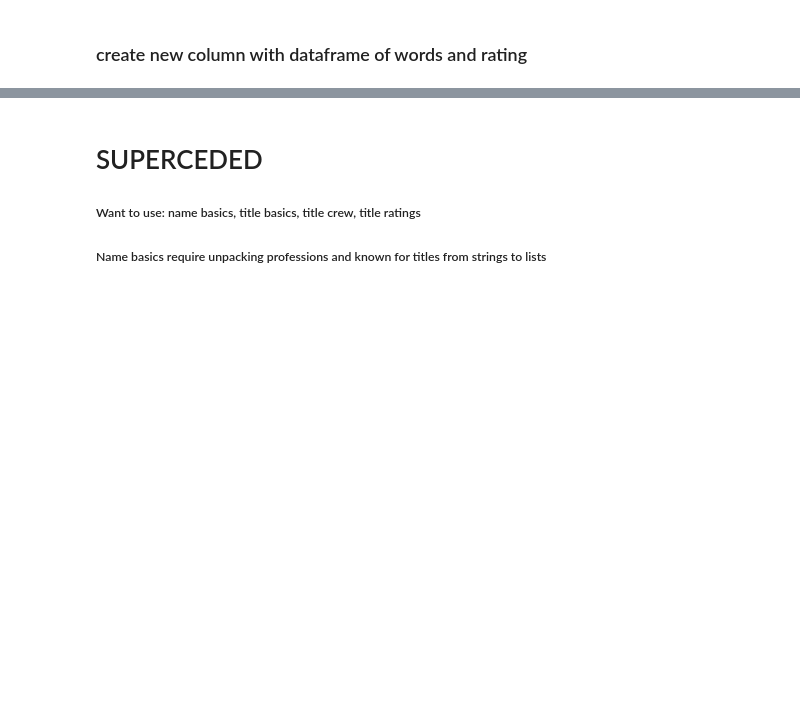
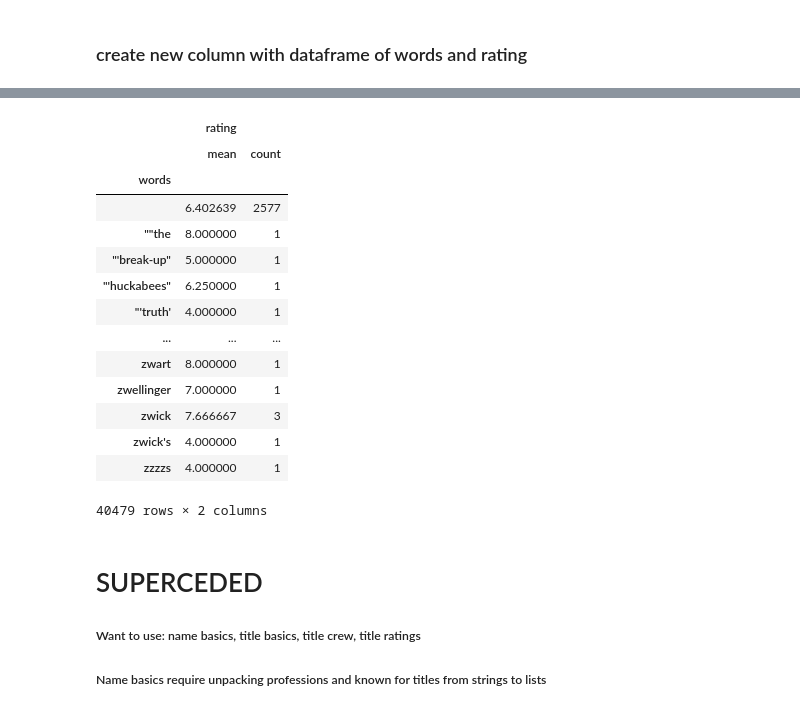
Before and after one commit to NelGen/NG-Msoft-Movie-Project, a Jupyter notebook: ScrapBook.ipynb, the cells around one changed output, grey strips where cells are left out. Drawn from its saved outputs; the diff is of its cells as text; code cells hidden in the pictures; blank space fills up the shorter version.

```diff
--- a/ScrapBook.ipynb
+++ b/ScrapBook.ipynb
@@ -824,0 +844,5 @@ array(['', 6.0], dtype=object)
+# %%
+words_df = pd.DataFrame(columns = ['words','rating'])
+# %%
+for i in range(0,len(sub_rt)):
+    words_df = words_df.append(sub_rt['word_ratings'].iloc[i])
@@ -825,3 +865,21 @@ array(['', 6.0], dtype=object)
+# %%
+words_df.groupby(['words']).agg(['mean','count'])
+# %% [output]
+|  | rating |  |
+|  | mean | count |
+| words |  |  |
+|  | 6.402639 | 2577 |
+| ""the | 8.000000 | 1 |
+| "'break-up" | 5.000000 | 1 |
+| "'huckabees" | 6.250000 | 1 |
+| "'truth' | 4.000000 | 1 |
+| ... | ... | ... |
+| zwart | 8.000000 | 1 |
+| zwellinger | 7.000000 | 1 |
+| zwick | 7.666667 | 3 |
+| zwick's | 4.000000 | 1 |
+| zzzzs | 4.000000 | 1 |
+40479 rows × 2 columns
 # %% [markdown]
 # SUPERCEDED
 ##### Want to use: name basics, title basics, title crew, title ratings
```
Also changed, not shown: parts of 15 cells of this notebook.
